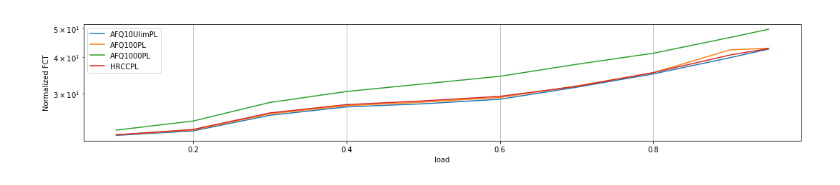
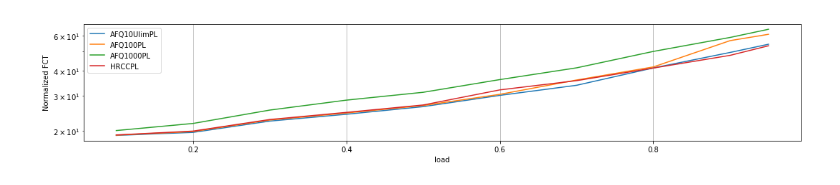
Before and after one commit to Peixuan670/HyLine, a Jupyter notebook: singlenode_bottleneck/notebook/FCT.ipynb, the cells around one changed output. Saved outputs shown, nothing was run; the diff lists cells and outputs as text; code cells hidden in the pictures.

```diff
--- a/singlenode_bottleneck/notebook/FCT.ipynb
+++ b/singlenode_bottleneck/notebook/FCT.ipynb
@@ -174,14 +174,15 @@ class FCT:
 # %%
 if __name__ == '__main__':
     FCT_analysis = FCT("/home/ovs2/lining/Gearbox/automatic/", \
-                       "Topology-incast-singlenode-unify.tcl",\
+                       "Topology-incast-singlenode.tcl",\
                        1000, \
                        [.1, .2, .3, .4, .5, .6, .7, .8, .9, .95], \
                        ["DropTail", "AFQ10UlimPL", "AFQ10PL", "AFQ100PL", "AFQ1000PL", "HRCCPL"])
-    FCT_analysis.plot_FCT_load(["AFQ10UlimPL",  "AFQ100PL", "AFQ1000PL", "HRCCPL"],\
-                                   [.1, .2, .3, .4, .5, .6, .7, .8, .9, .95], 30)
+    # ["DropTail",  "AFQ10PL","AFQ10UlimPL", "AFQ100PL", "AFQ1000PL", "HRCCPL"]
+    FCT_analysis.plot_FCT_load(["AFQ10UlimPL", "AFQ100PL", "AFQ1000PL", "HRCCPL"],\
+                                   [.1, .2, .3, .4, .5, .6, .7, .8, .9, .95], 50)
 # %% [output]
-[figure, old version]
+[figure, new version]
 # %%
 if __name__ == '__main__':
     flow_size=[0, 6, 13, 19, 33, 53, 133, 667, 1333, 3333, 6667, float('inf')]
```
Also changed, not shown: parts of 1 cell of this notebook.
